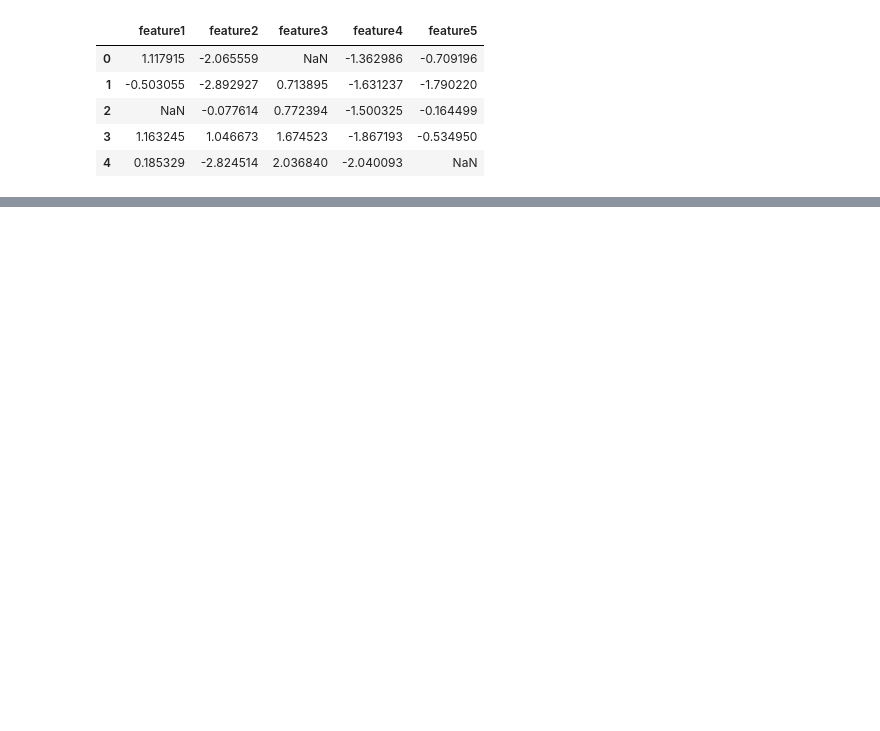
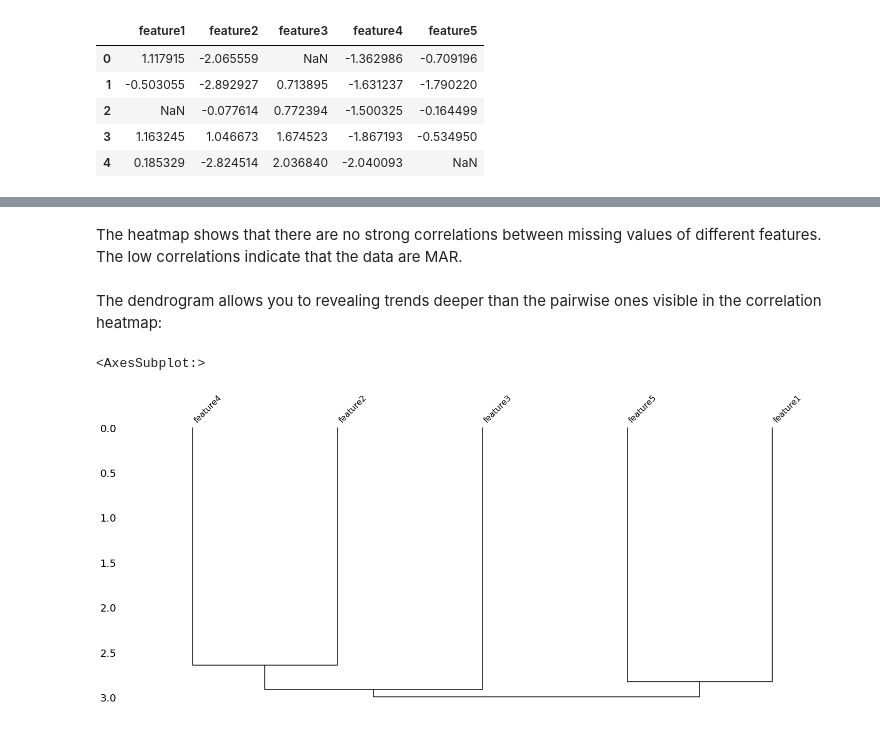
Before and after one commit to HSEDataAnalysis/LAB1_EDA, a Jupyter notebook: main.ipynb, the cells around one changed output, grey strips where cells are left out. Cells and saved outputs as stored; diff of their text form; code cells hidden in the pictures; blank space fills up the shorter version.

```diff
--- a/main.ipynb
+++ b/main.ipynb
@@ -14,0 +72,9 @@ df.head()
+# %% [markdown]
+The heatmap shows that there are no strong correlations between missing values of different features. The low correlations indicate that the data are MAR.
+# %% [markdown]
+The dendrogram allows you to  revealing trends deeper than the pairwise ones visible in the correlation heatmap:
+# %%
+msno.dendrogram(df)
+# %% [output]
+<AxesSubplot:>
+[figure, added]
```
Also changed, not shown: parts of 14 cells of this notebook, 2 other files.
